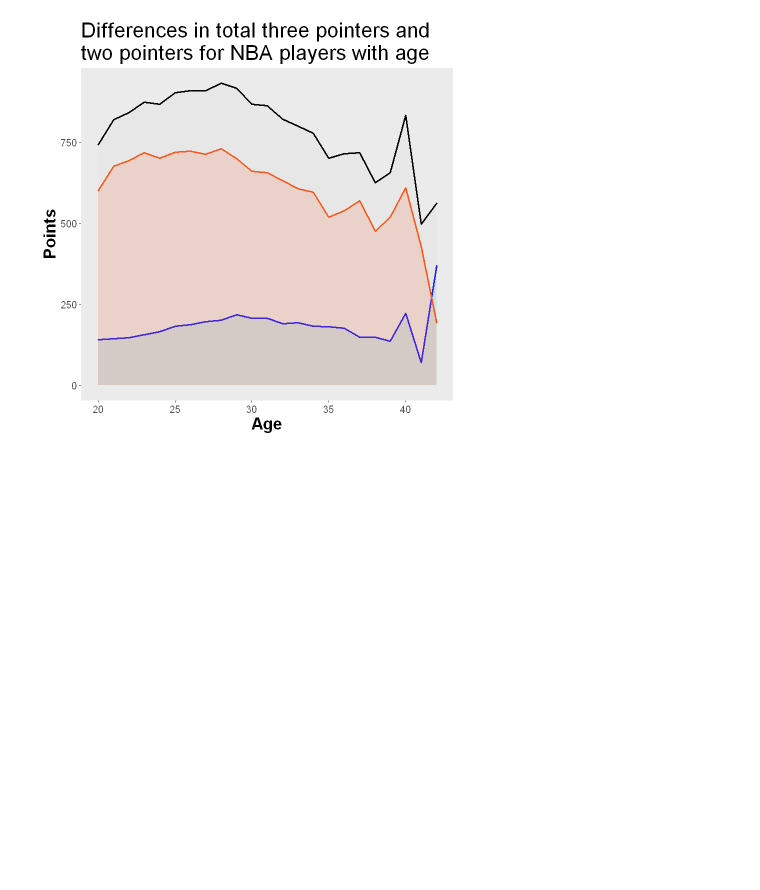
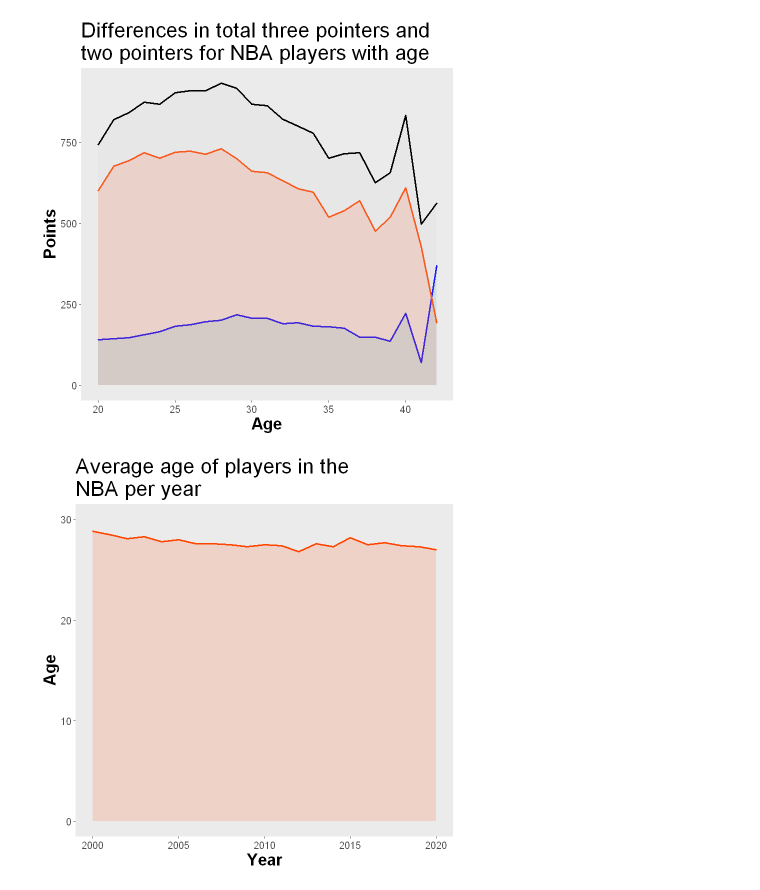
Before and after one commit to ubco-mds-2020-labs/data-550-project2-group-13-connor-and-graham, a Jupyter notebook: data-550-project2-group13.ipynb, the cells around one changed output. Cells and saved outputs as stored; diff of their text form; code cells hidden in the pictures; blank space fills up the shorter version.

Commit message:
completed plots

```diff
--- a/data-550-project2-group13.ipynb
+++ b/data-550-project2-group13.ipynb
@@ -297,3 +297,18 @@ ggplot(NBA_grouped_age) + aes(x = age, y = PTS) +
 )
 # %% [output]
 [figure]
+# %%
+ggplot(NBA_grouped_year, aes(x = year)) +
+    geom_area(aes(y = age), fill = 'orangered', color ='orangered', size = 1,alpha = 0.15)+
+    scale_x_continuous(name="Year") +
+    scale_y_continuous(name="Age",limits = c(0, 30)) +
+    ggtitle('Average age of players in the\nNBA per year')+
+    theme(axis.text=element_text(size=12),
+        axis.title=element_text(size=20,face="bold"),
+        plot.title = element_text(size=25),
+        panel.grid.major = element_blank(), panel.grid.minor = element_blank(),
+        legend.position="bottom",legend.text = element_text(colour="blue", size=10,
+                                     face="bold")
+)
+# %% [output]
+[figure, added]
```
Also changed, not shown: parts of 1 cell of this notebook.
